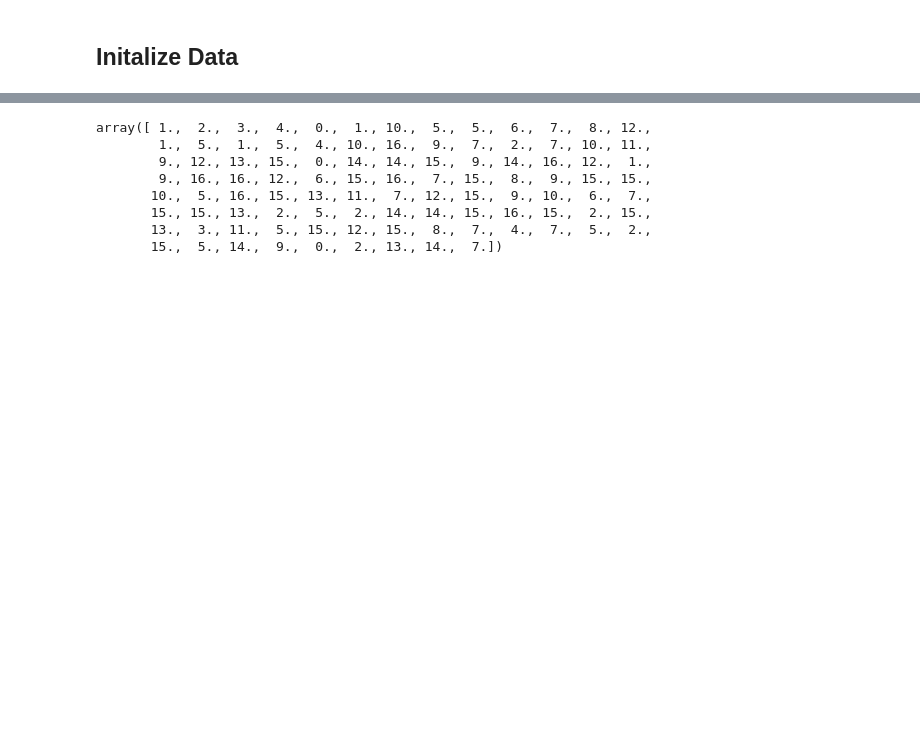
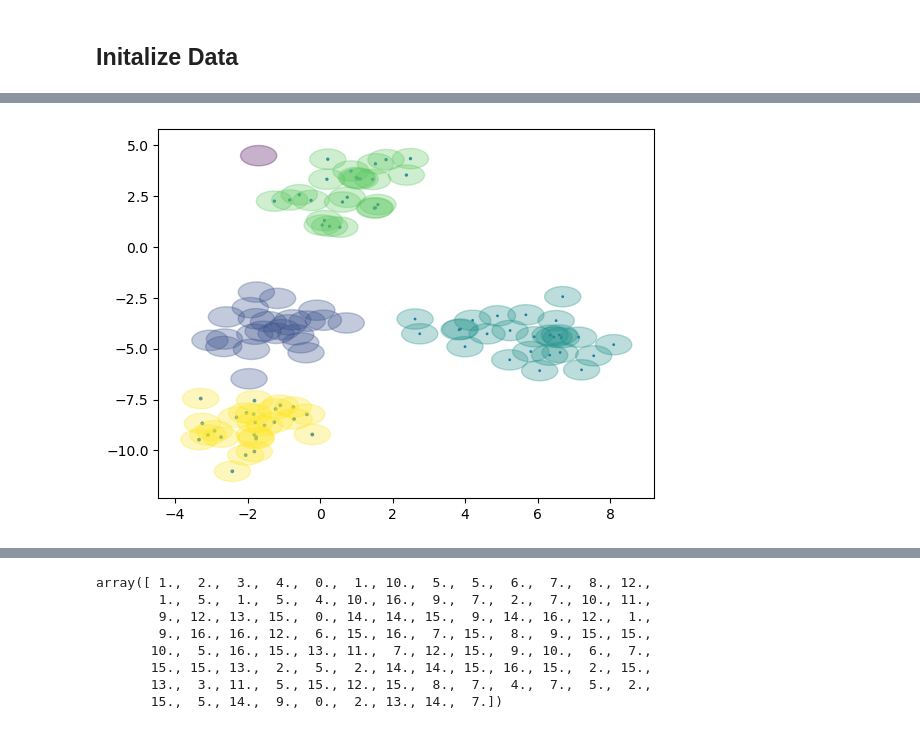
Before and after one commit to UltraArceus3/dbscan-implementation, a Jupyter notebook: dbscan.ipynb, the cells around one changed output, grey strips where cells are left out. Drawn from its saved outputs; the diff is of its cells as text; code cells hidden in the pictures; blank space fills up the shorter version.

```diff
--- a/dbscan.ipynb
+++ b/dbscan.ipynb
@@ -16,0 +13,13 @@ plt.scatter(data[0][:,0], data[0][:,1], c=data[1], cmap='coolwarm')
+# %%
+def graphWithRadius(c):
+    radius = 0.5
+    fig, ax = plt.subplots()
+
+    scatter = ax.scatter(data[0][:,0], data[0][:,1], c, cmap='coolwarm')
+    colors = scatter.to_rgba(c)
+
+    for point, color in zip(data[0], colors):
+        circle = Circle((point[0], point[1]), radius, fill = True, color=color, alpha=0.3)
+        ax.add_patch(circle)
+
+    plt.show()
@@ -22,3 +63,7 @@ db_sk = skDBSCAN(eps=eps, min_samples=min_samples).fit(data[0])
+# %%
+graphWithRadius(db_sk.labels_)
+# %% [output]
+[figure, added]
 # %%
 fig, ax  = plt.subplots(1, 2, figsize=(12, 6))
 
```
Also changed, not shown: parts of 5 cells of this notebook.
